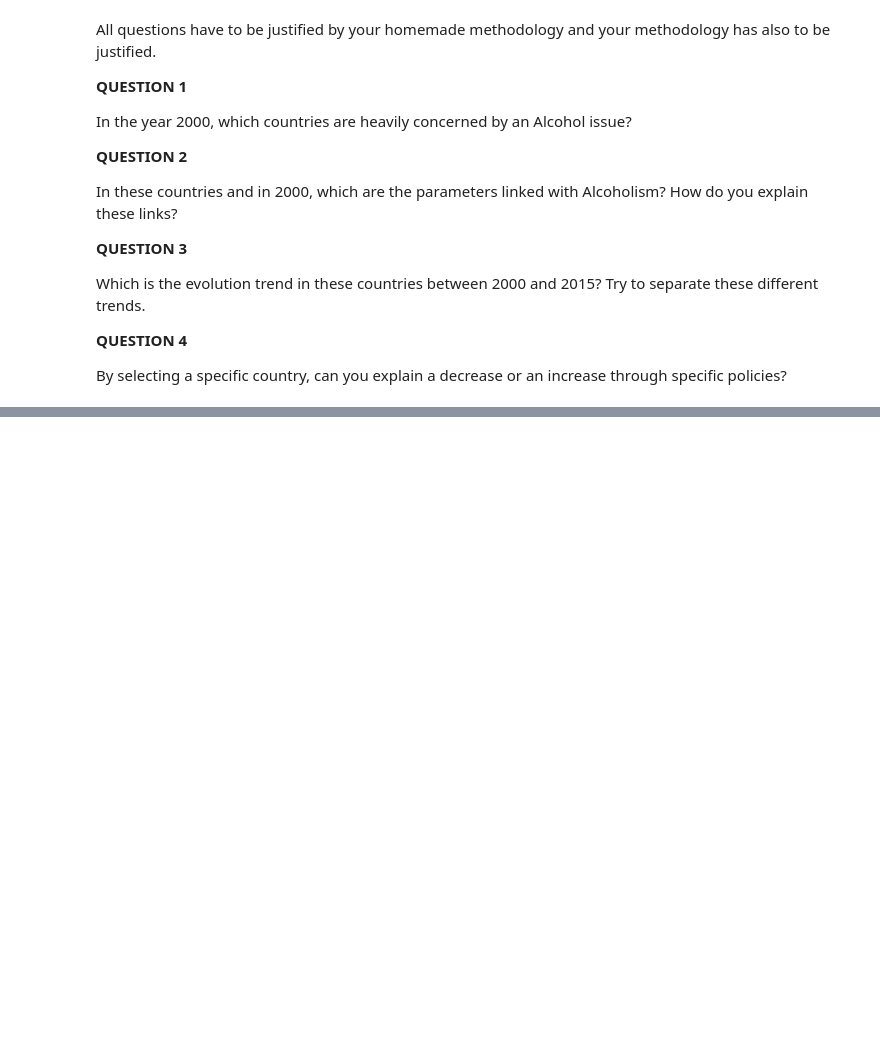
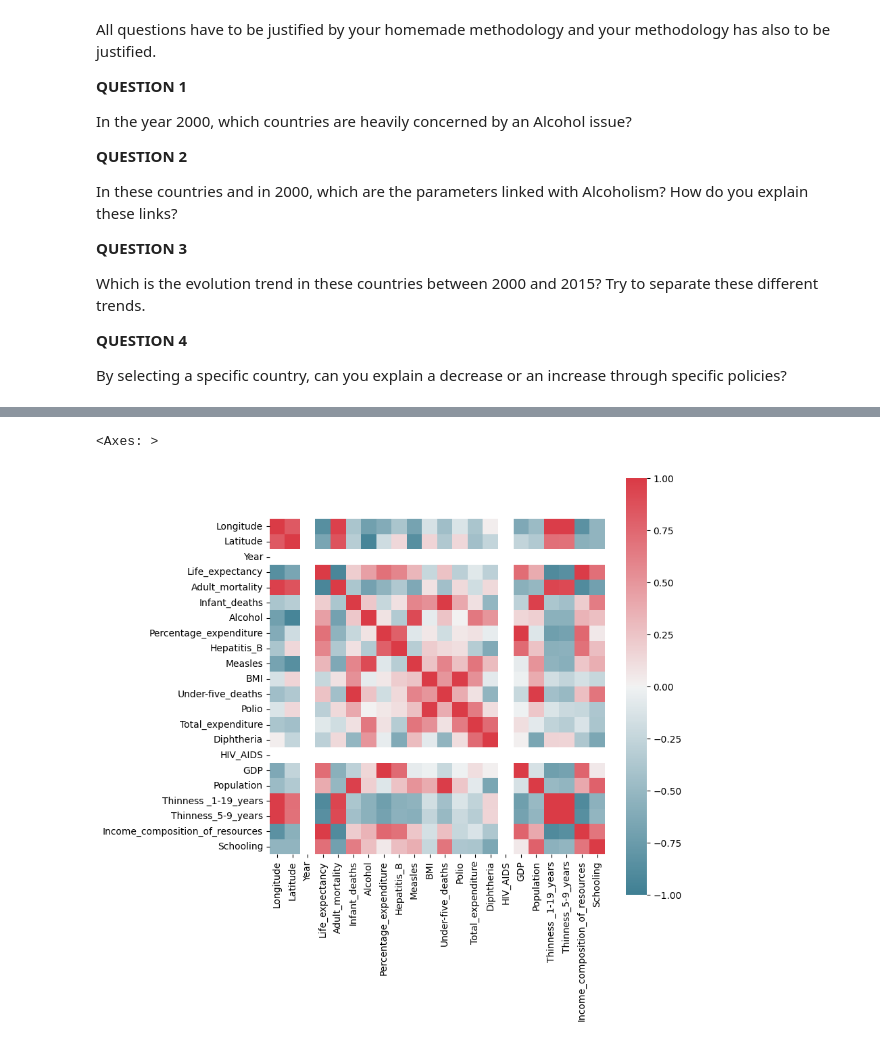
Before and after one commit to MurphLaws/Exp, a Jupyter notebook: Machine Learning/TP3_Clustering.ipynb, the cells around one changed output, grey strips where cells are left out. Saved outputs shown, nothing was run; the diff lists cells and outputs as text; code cells hidden in the pictures; blank space fills up the shorter version.

```diff
--- a/Machine Learning/TP3_Clustering.ipynb
+++ b/Machine Learning/TP3_Clustering.ipynb
@@ -523,3 +541,12 @@ Which is the evolution trend in these countries between 2000 and 2015? Try to se
 **QUESTION 4**
 
 By selecting a specific country, can you explain a decrease or an increase through specific policies?
+# %%
+
+#QUESTION 1
+
+df_2000 = df[(df.Year == 2000)]
+
+#show the top 5 countries with highest alcohol consumption
+
+df_2000.sort_values(by=['Alcohol'], ascending=False).head(10)
@@ -525,0 +566,19 @@ By selecting a specific country, can you explain a decrease or an increase throu
+# %%
+#QUESTION 2
+
+
+#From df_2000 give me the rows which Alcohol is greater than 8.24
+
+df_2000_alcohol = df_2000[df_2000.Alcohol > 12]
+# %%
+import seaborn as sns
+
+f, ax = plt.subplots(figsize=(8, 8))
+corr = df_2000_alcohol.corr(numeric_only=True)
+sns.heatmap(corr,
+    cmap=sns.diverging_palette(220, 10, as_cmap=True),
+    vmin=-1.0, vmax=1.0,
+    square=True, ax=ax)
+# %% [output]
+<Axes: >
+[figure, added]
```
Also changed, not shown: parts of 4 cells of this notebook, 2 other files.
